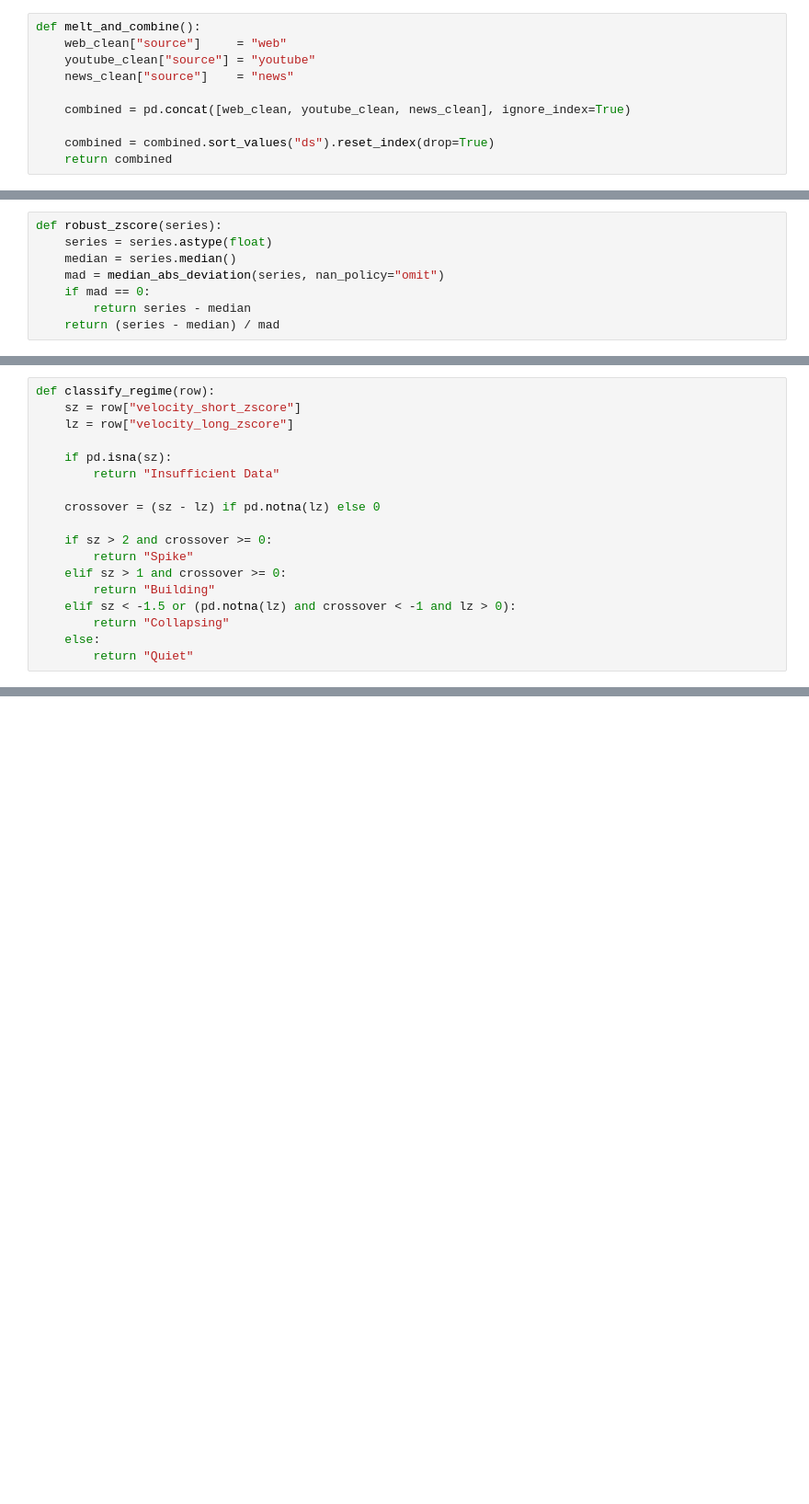
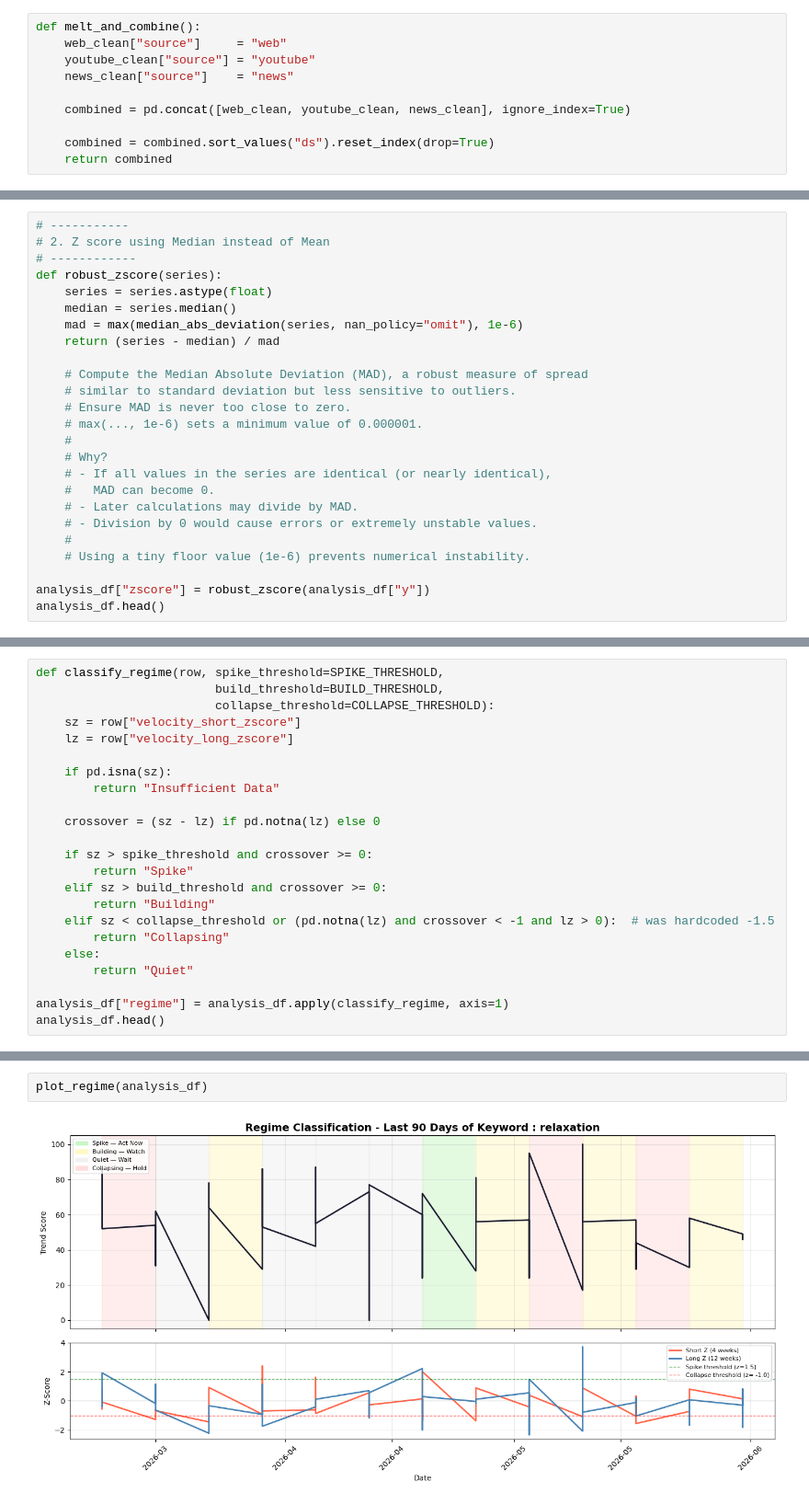
Before and after one commit to writingeye/SingalFlow--SEO_Trend_Detection, a Jupyter notebook: SignalFlow.ipynb, the cells around one changed output, grey strips where cells are left out. Shown at 92% size. Cells and saved outputs as stored; diff of their text form; blank space fills up the shorter version.

Commit message:
Imporved Pipeline and Saving Genrarted Graphs

```diff
--- a/SignalFlow.ipynb
+++ b/SignalFlow.ipynb
@@ -257,8 +248,25 @@ def classify_regime(row):
 # %%
+# -----------
+# 2. Z score using Median instead of Mean
+# ------------
 def robust_zscore(series):
     series = series.astype(float)
     median = series.median()
-    mad = median_abs_deviation(series, nan_policy="omit")
-    if mad == 0:
-        return series - median
+    mad = max(median_abs_deviation(series, nan_policy="omit"), 1e-6)
     return (series - median) / mad
+
+    # Compute the Median Absolute Deviation (MAD), a robust measure of spread
+    # similar to standard deviation but less sensitive to outliers.
+    # Ensure MAD is never too close to zero.
+    # max(..., 1e-6) sets a minimum value of 0.000001.
+    #
+    # Why?
+    # - If all values in the series are identical (or nearly identical),
+    #   MAD can become 0.
+    # - Later calculations may divide by MAD.
+    # - Division by 0 would cause errors or extremely unstable values.
+    #
+    # Using a tiny floor value (1e-6) prevents numerical instability.
+
+analysis_df["zscore"] = robust_zscore(analysis_df["y"])
+analysis_df.head()
@@ -265,5 +280,7 @@ def robust_zscore(series):
 # %%
-def classify_regime(row):
+def classify_regime(row, spike_threshold=SPIKE_THRESHOLD,
+                         build_threshold=BUILD_THRESHOLD,
+                         collapse_threshold=COLLAPSE_THRESHOLD):
     sz = row["velocity_short_zscore"]
     lz = row["velocity_long_zscore"]
 
@@ -272,11 +289,14 @@ def classify_regime(row):
 
     crossover = (sz - lz) if pd.notna(lz) else 0
 
-    if sz > 2 and crossover >= 0:
+    if sz > spike_threshold and crossover >= 0:
         return "Spike"
-    elif sz > 1 and crossover >= 0:
+    elif sz > build_threshold and crossover >= 0:
         return "Building"
-    elif sz < -1.5 or (pd.notna(lz) and crossover < -1 and lz > 0):
+    elif sz < collapse_threshold or (pd.notna(lz) and crossover < -1 and lz > 0):  # was hardcoded -1.5
         return "Collapsing"
     else:
         return "Quiet"
+
+analysis_df["regime"] = analysis_df.apply(classify_regime, axis=1)
+analysis_df.head()
@@ -503,0 +587,4 @@ keyword_list[0]
+# %%
+plot_regime(analysis_df)
+# %% [output]
+[figure, added]
```
Also changed, not shown: parts of 38 cells of this notebook.
